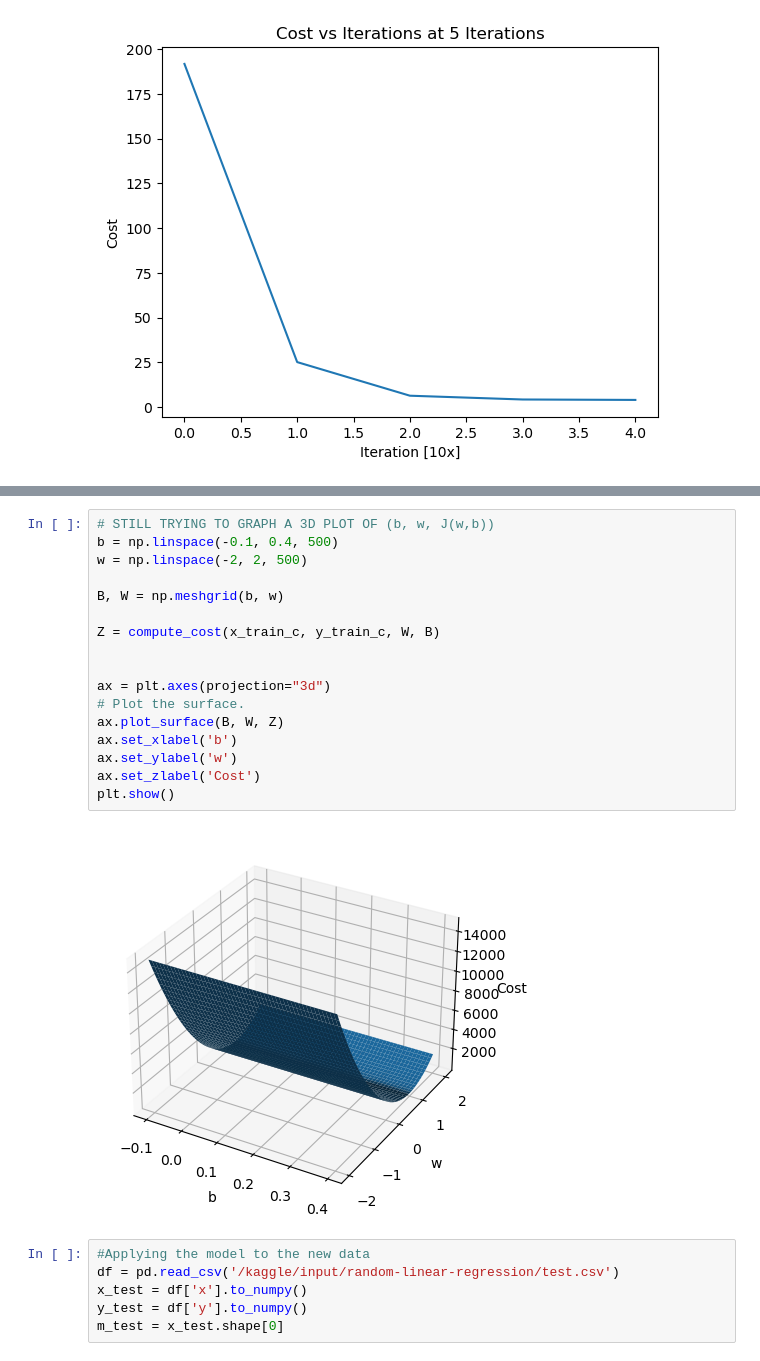
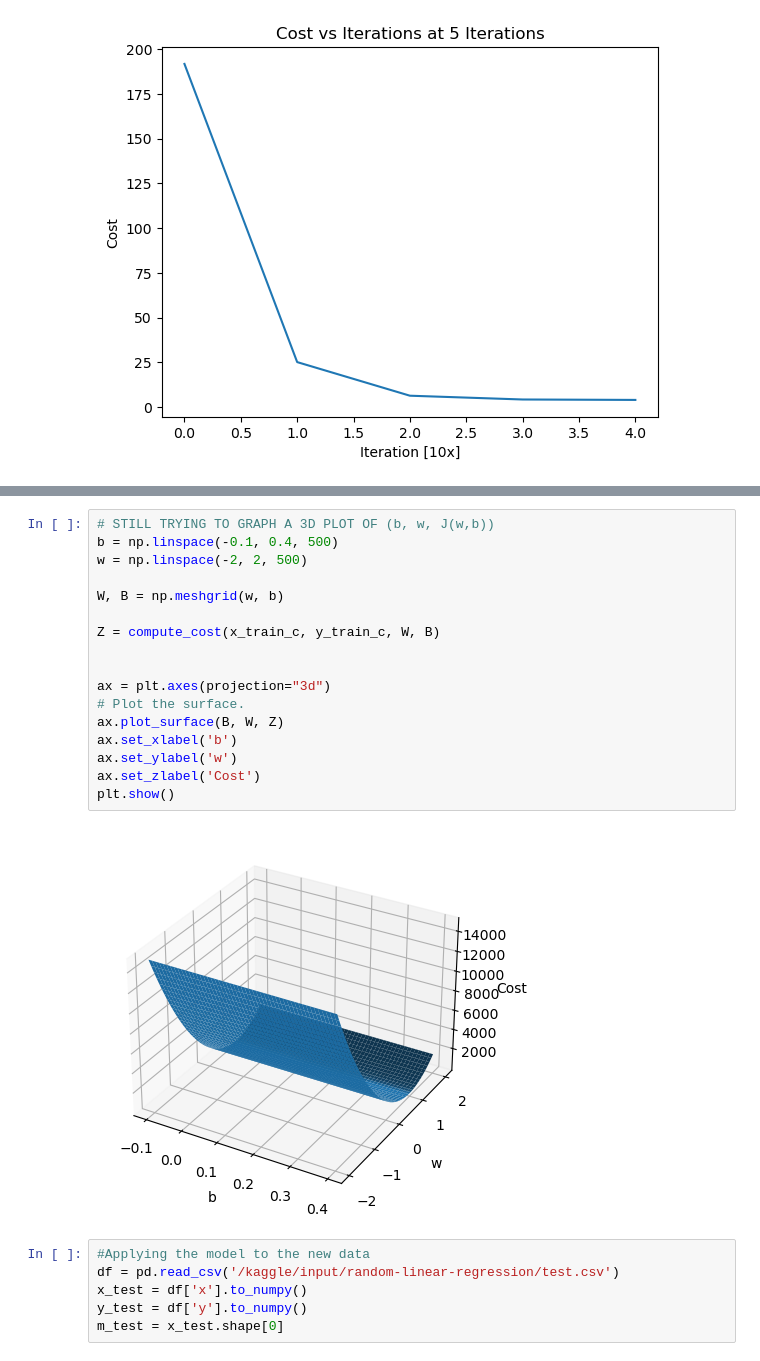
Before and after one commit to WhisperingRock/Kaggle_ML, a Jupyter notebook: univariable-linear-regression.ipynb, the cells around one changed output, grey strips where cells are left out. Saved outputs shown, nothing was run; the diff lists cells and outputs as text.

```diff
--- a/univariable-linear-regression.ipynb
+++ b/univariable-linear-regression.ipynb
@@ -266,22 +281,22 @@ plt.show()
 # %%
 # STILL TRYING TO GRAPH A 3D PLOT OF (b, w, J(w,b))
 b = np.linspace(-0.1, 0.4, 500)
 w = np.linspace(-2, 2, 500)
 
-B, W = np.meshgrid(b, w)
+W, B = np.meshgrid(w, b)
 
 Z = compute_cost(x_train_c, y_train_c, W, B)
 
 
 ax = plt.axes(projection="3d")
 # Plot the surface.
 ax.plot_surface(B, W, Z)
 ax.set_xlabel('b')
 ax.set_ylabel('w')
 ax.set_zlabel('Cost')
 plt.show()
 # %% [output]
-[figure, old version]
+[figure, new version]
 # %%
 #Applying the model to the new data
 df = pd.read_csv('/kaggle/input/random-linear-regression/test.csv')
```
Also changed, not shown: parts of 2 cells of this notebook.
